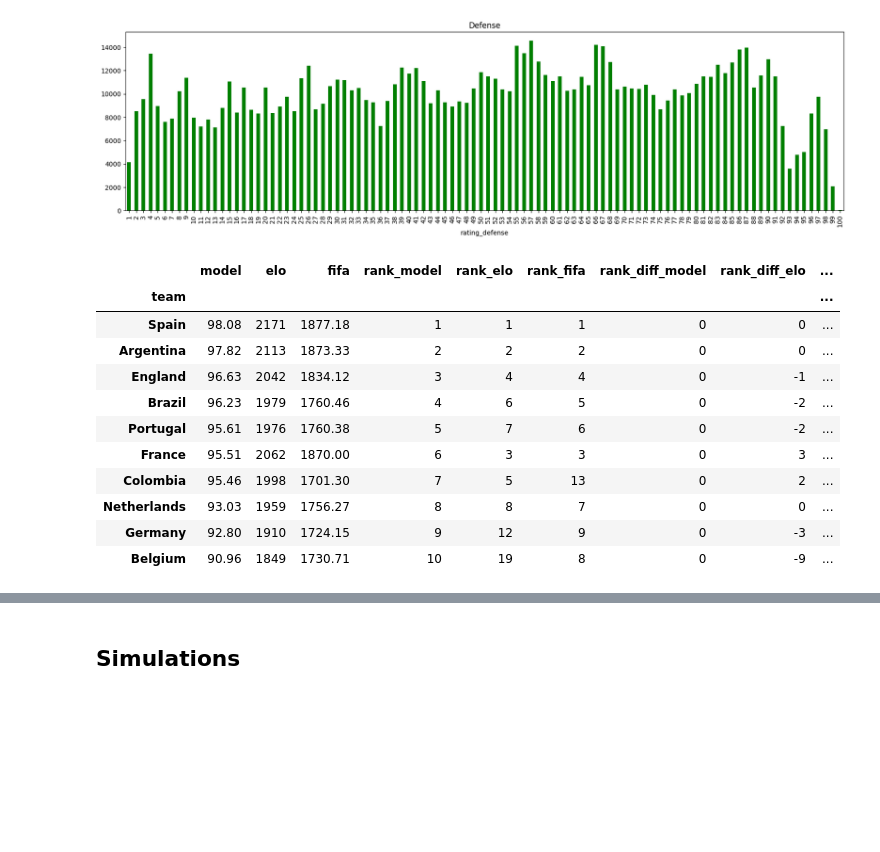
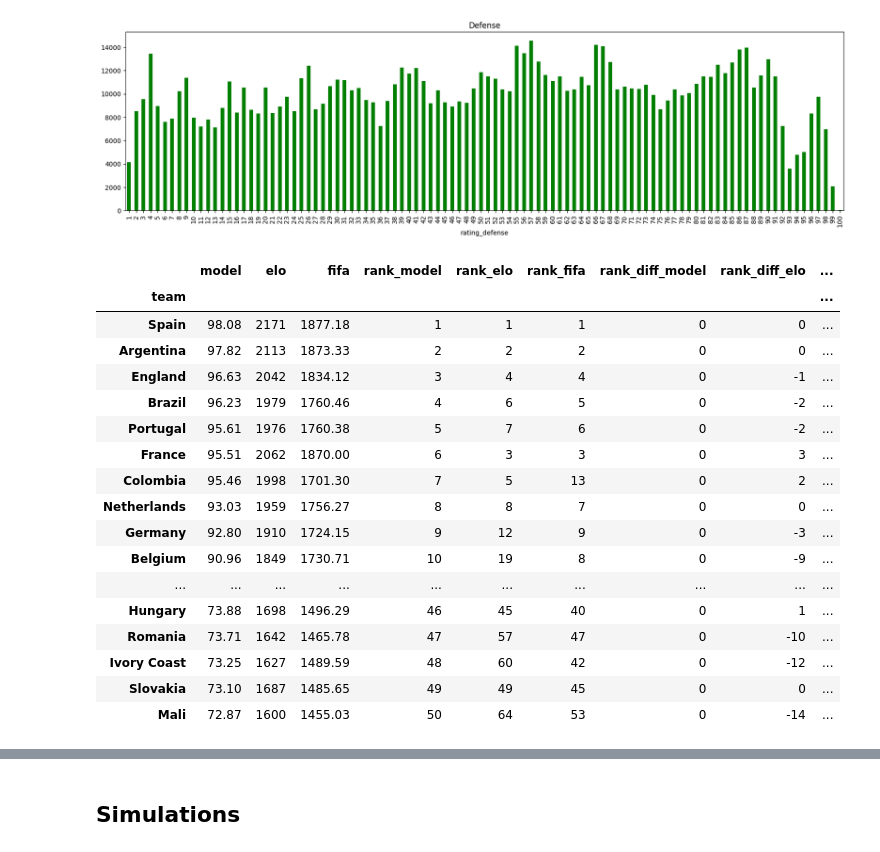
Before and after one commit to rwarneke/football_model, a Jupyter notebook: model.ipynb, the cells around one changed output, grey strips where cells are left out. Cells and saved outputs as stored; diff of their text form; code cells hidden in the pictures; blank space fills up the shorter version.

```diff
--- a/model.ipynb
+++ b/model.ipynb
@@ -703,31 +703,41 @@ fifa_ratings = pd.read_csv("reference_data/alt_rankings/fifa_rankings_20251218.c
 # all_ratings = df_history[["rating", "rating_attack", "rating_defense", "quality", "mu_attack", "mu_defense"]].iloc[-1].unstack().T
 all_ratings = df_history.iloc[-1].unstack().T
 all_rankings = current_rating.to_frame().reset_index().rename(columns={"rating": "model"})
 all_rankings = all_rankings.merge(elo_ratings, on="team")
 all_rankings = all_rankings.merge(fifa_ratings[["team", "fifa_points"]].rename(columns={"fifa_points": "fifa"}), on="team")
 all_rankings.set_index("team", inplace=True)
 C = all_rankings.columns.tolist()
 for attr in C:
     all_rankings[f"rank_{attr}"] = (
         all_rankings[attr]
         .rank(method="min", ascending=False, na_option="bottom")
         .astype("Int64")
     )
 for attr in C:
     if c == "model":
         continue
     all_rankings[f"rank_diff_{attr}"] = all_rankings["rank_model"] - all_rankings[f"rank_{attr}"]
-all_rankings.head(10)
+
+df_history_sampled = df_history.groupby(pd.to_datetime(df_history.index).strftime("%Y")).last()
+df_history_sampled.rating[current_teams].to_csv("model_output/ratings_history.csv")
+
+all_rankings.head(50)
 # %% [output]
 |  | model | elo | fifa | rank_model | rank_elo | rank_fifa | rank_diff_model | rank_diff_elo | ... |
 | team |  |  |  |  |  |  |  |  | ... |
 | Spain | 98.08 | 2171 | 1877.18 | 1 | 1 | 1 | 0 | 0 | ... |
 | Argentina | 97.82 | 2113 | 1873.33 | 2 | 2 | 2 | 0 | 0 | ... |
 | England | 96.63 | 2042 | 1834.12 | 3 | 4 | 4 | 0 | -1 | ... |
 | Brazil | 96.23 | 1979 | 1760.46 | 4 | 6 | 5 | 0 | -2 | ... |
 | Portugal | 95.61 | 1976 | 1760.38 | 5 | 7 | 6 | 0 | -2 | ... |
 | France | 95.51 | 2062 | 1870.00 | 6 | 3 | 3 | 0 | 3 | ... |
 | Colombia | 95.46 | 1998 | 1701.30 | 7 | 5 | 13 | 0 | 2 | ... |
 | Netherlands | 93.03 | 1959 | 1756.27 | 8 | 8 | 7 | 0 | 0 | ... |
 | Germany | 92.80 | 1910 | 1724.15 | 9 | 12 | 9 | 0 | -3 | ... |
 | Belgium | 90.96 | 1849 | 1730.71 | 10 | 19 | 8 | 0 | -9 | ... |
+| ... | ... | ... | ... | ... | ... | ... | ... | ... | ... |
+| Hungary | 73.88 | 1698 | 1496.29 | 46 | 45 | 40 | 0 | 1 | ... |
+| Romania | 73.71 | 1642 | 1465.78 | 47 | 57 | 47 | 0 | -10 | ... |
+| Ivory Coast | 73.25 | 1627 | 1489.59 | 48 | 60 | 42 | 0 | -12 | ... |
+| Slovakia | 73.10 | 1687 | 1485.65 | 49 | 49 | 45 | 0 | 0 | ... |
+| Mali | 72.87 | 1600 | 1455.03 | 50 | 64 | 53 | 0 | -14 | ... |
```
Also changed, not shown: parts of 6 cells of this notebook, 42 other files.
